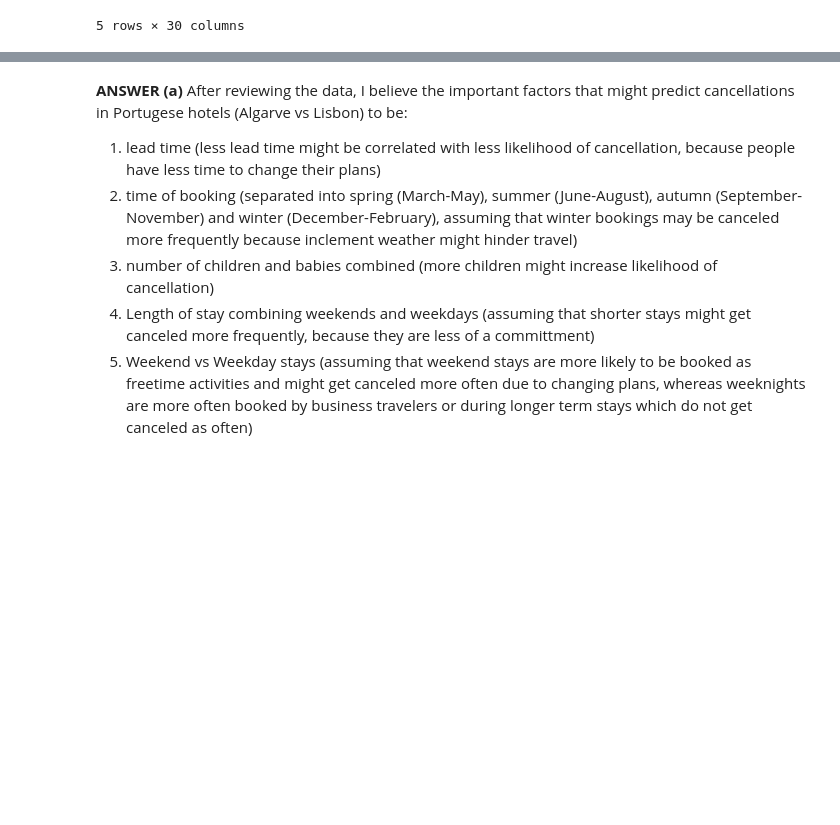
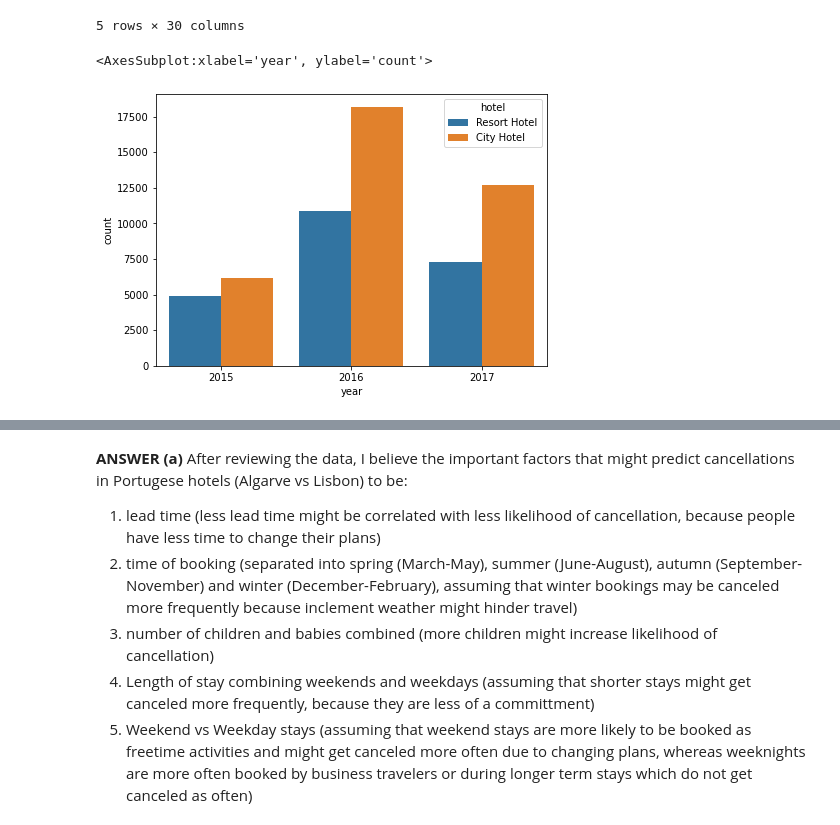
Before and after one commit to FR-Schwartz/ids705, a Jupyter notebook: assignments/Assignment_5.ipynb, the cells around one changed output, grey strips where cells are left out. Drawn from its saved outputs; the diff is of its cells as text; code cells hidden in the pictures; blank space fills up the shorter version.

```diff
--- a/assignments/Assignment_5.ipynb
+++ b/assignments/Assignment_5.ipynb
@@ -143,6 +150,19 @@ X_train_original.head()
 | 4 | Resort Hotel | 14 | 2015 | 07 | 27 | 1 | 0 | ... |
 | 5 | Resort Hotel | 14 | 2015 | 07 | 27 | 1 | 0 | ... |
 5 rows × 30 columns
+# %%
+# Create a full dataframe that contains the is_canceled category = y_train
+df = pd.merge(X_train_original, y_train, left_index = True, right_index = True)
+# %%
+# Separate out only the data that is not canceled
+df_not_canceled = df[df['is_canceled'] == 0]
+# %%
+# Look at bookings that were not canceled for the years included in the analysis by type of hotel
+plt.subplots(figsize=(7,5))
+sns.countplot(x='year', hue='hotel',  data=df_not_canceled)
+# %% [output]
+<AxesSubplot:xlabel='year', ylabel='count'>
+[figure, added]
 # %%
 import matplotlib.pyplot as plt
 import numpy as np
```
Also changed, not shown: parts of 30 cells of this notebook.
